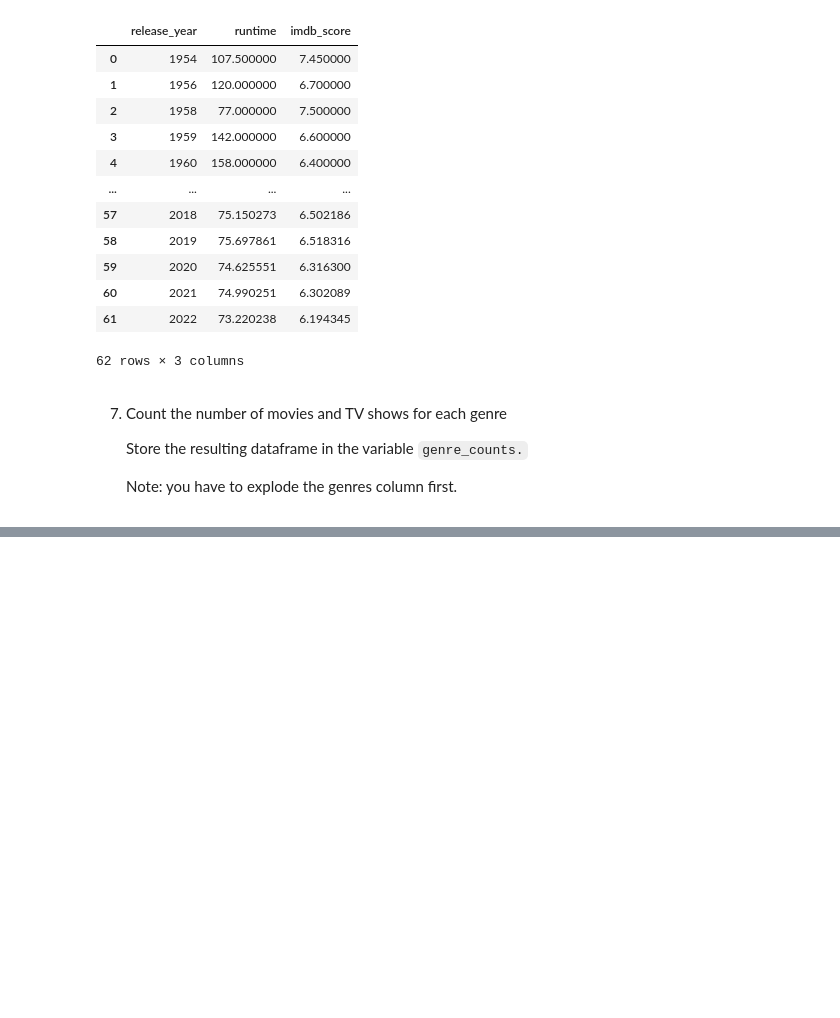
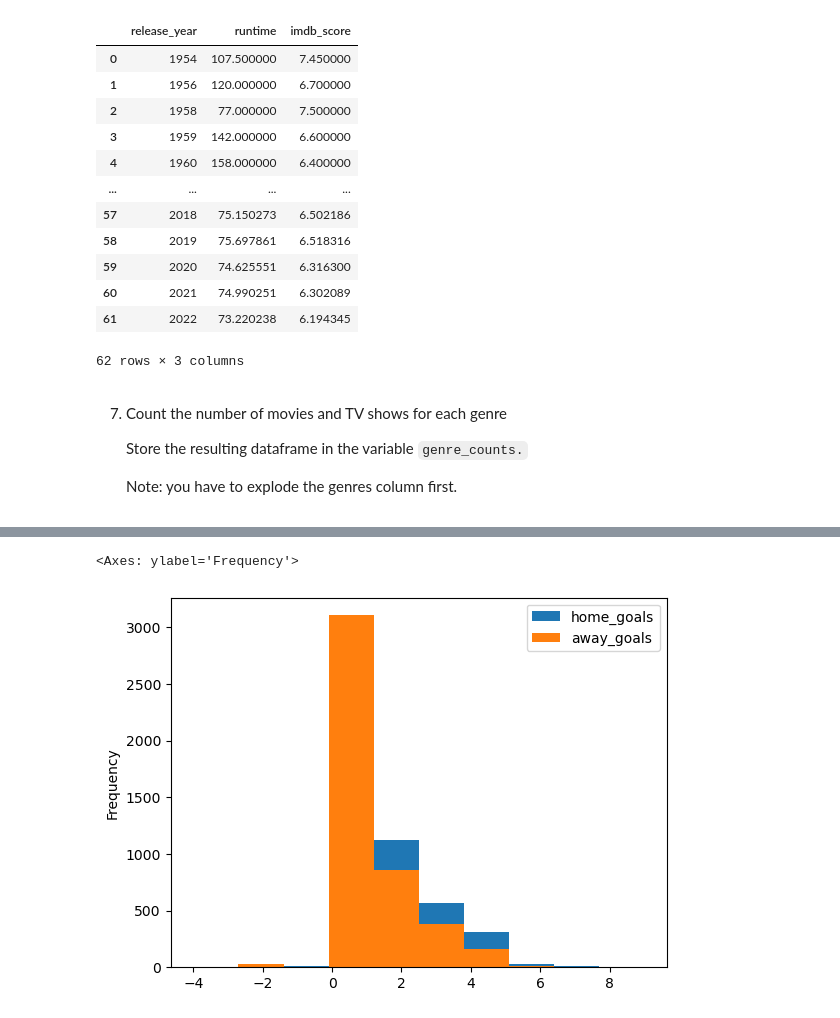
Before and after one commit to DVadeus/Data-Analysis, a Jupyter notebook: 4 Data Wrangling with Pandas.ipynb, the cells around one changed output, grey strips where cells are left out. Drawn from its saved outputs; the diff is of its cells as text; code cells hidden in the pictures; blank space fills up the shorter version.

```diff
--- a/4 Data Wrangling with Pandas.ipynb
+++ b/4 Data Wrangling with Pandas.ipynb
@@ -1117,0 +1743,2 @@ average_duration_imdb_score
+# %%
+df = pd.read_csv('files/premier-league-data.csv')
@@ -1117,0 +1786,2 @@ average_duration_imdb_score
+# %%
+df['season'] = df['season'].str.replace('?', 'Unknown season',regex=False)
@@ -1117,0 +1794,5 @@ average_duration_imdb_score
+# %%
+df[['home_goals', 'away_goals']].plot(kind='hist')
+# %% [output]
+<Axes: ylabel='Frequency'>
+[figure, added]
```
Also changed, not shown: parts of 97 cells of this notebook, 2 other files.
